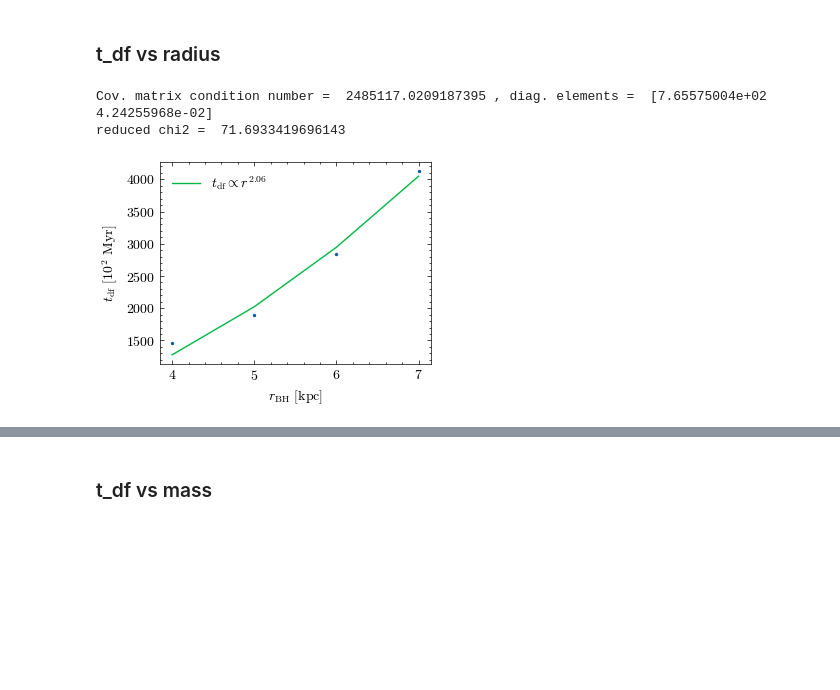
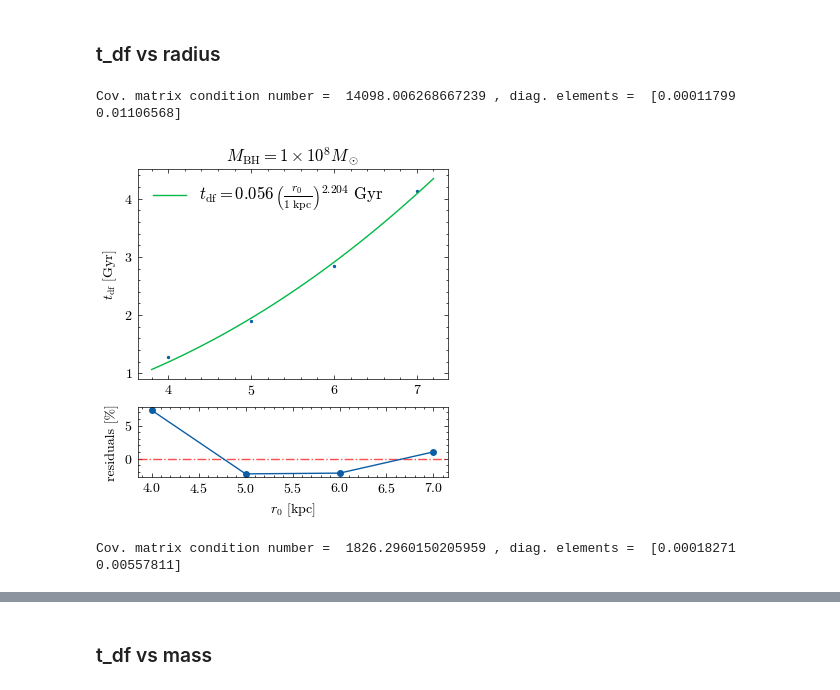
Before and after one commit to lisam10/stellar_systems_dynamics2024, a Jupyter notebook: final_exercise/M_r_fit.ipynb, the cells around one changed output, grey strips where cells are left out. Cells and saved outputs as stored; diff of their text form; code cells hidden in the pictures; blank space fills up the shorter version.

```diff
--- a/final_exercise/M_r_fit.ipynb
+++ b/final_exercise/M_r_fit.ipynb
@@ -36,2 +41,6 @@ M = np.array([0.0033, 0.005, 0.007, 0.01])#, 0.0215])#, 0.033])#, 0.066, 0.1])
+# %%
+def t_fit (x, A, B):
+    y = A*x**B
+    return y
 # %% [markdown]
 ### t_df vs radius
@@ -42,22 +47,34 @@ def t_r_fit (x, A, B):
 # %%
-r_par, r_cov = curve_fit(t_r_fit, r, t_r)
+r_par, r_cov = curve_fit(t_fit, r, t_r)
 
 r_A, r_B = r_par
 print('Cov. matrix condition number = ', np.linalg.cond(r_cov), ', diag. elements = ', np.diag(r_cov))
-
-chi2 = np.sum((t_r-t_r_fit(r,r_A,r_B))**2/t_r_err**2)
-dof = len(r) - 2
-chi2_r = chi2 / dof
-print('reduced chi2 = ', chi2_r)
 # %% [output]
-Cov. matrix condition number =  2485117.0209187395 , diag. elements =  [7.65575004e+02 4.24255968e-02]
-reduced chi2 =  71.6933419696143
+Cov. matrix condition number =  14098.006268667239 , diag. elements =  [0.00011799 0.01106568]
+# %%
+residuals = 100 * (t_r - t_fit(r, r_A, r_B)) / t_fit(r, r_A, r_B)
 # %%
-plt.scatter(r, t_r, s = 2)
-plt.plot(r, t_r_fit(r, r_A, r_B), label = r'$t_\mathrm{{df}} \propto r^{{{:.{p}f}}}$'.format(r_B, p=2), c = 'C1')
-plt.legend()
-plt.xlabel(r'$r_\mathrm{BH}$ [kpc]')
-plt.ylabel(r'$t_\mathrm{df}$ [10$^2$ Myr]')
+xx = np.linspace(3.8, 7.2, 100)
+
+fig, ax = plt.subplots(2, 1, figsize = (4, 4), gridspec_kw={'height_ratios': [3, 1]})
+ax[0].scatter(r, t_r , marker='o', s = 2)
+ax[0].plot(xx, t_fit(xx, r_A, r_B), c = 'C1', label = r'$t_\mathrm{{df}} = {:.{p}f} \, \left( \frac{{r_0}}{{1 \,\, \mathrm{{kpc}}}} \right)^{{{:.{p}f}}} \, \, \mathrm{{Gyr}} $'.format(r_A, r_B, p=3))
+ax[0].set_ylabel(r'$t_\mathrm{df}$ [Gyr]')
+ax[0].legend(fontsize = 12, loc='best')
+ax[0].set_title(r'$M_\mathrm{BH} = 1 \times 10^8 M_\odot$')
+
+ax[1].axhline(0, ls = '-.', c = 'r', alpha = 0.7)
+ax[1].plot(r, residuals, 'o-', markersize = 4)
+ax[1].set_ylabel('residuals [%]')
+ax[1].set_xlabel(r'$r_0$ [kpc]')
+plt.savefig('plots/r_fit_01.png', dpi = 400)
 plt.show()
 # %% [output]
-[figure, old version]
+[figure, new version]
+# %%
+r_par_7, r_cov_7 = curve_fit(t_fit, r_7, t_r_7)
+
+r_A_7, r_B_7 = r_par_7
+print('Cov. matrix condition number = ', np.linalg.cond(r_cov_7), ', diag. elements = ', np.diag(r_cov_7))
+# %% [output]
+Cov. matrix condition number =  1826.2960150205959 , diag. elements =  [0.00018271 0.00557811]
```
Also changed, not shown: parts of 16 cells of this notebook, 25 other files.
